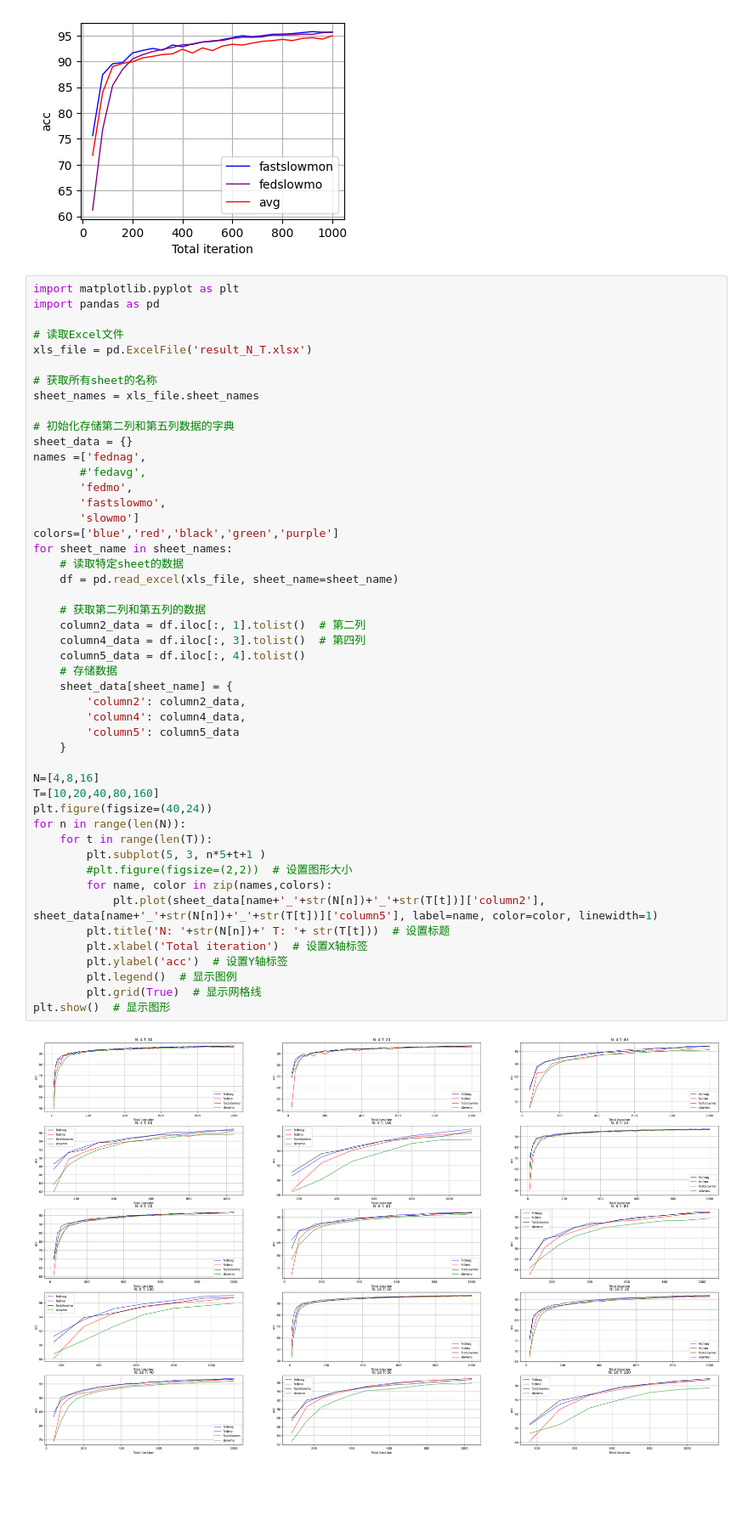
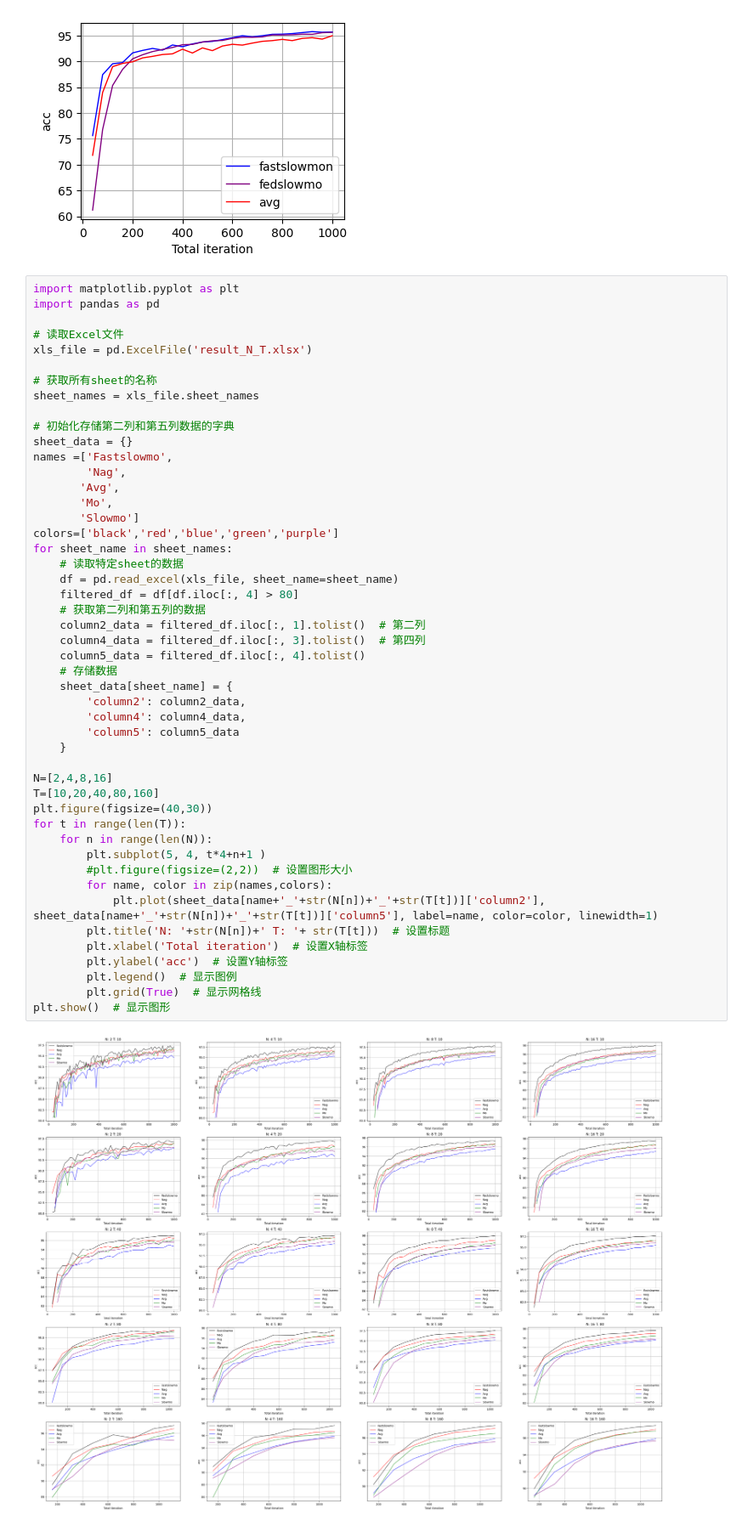
Before and after one commit to Gooooooogo/fedml, a Jupyter notebook: FedPlot.ipynb, the cells around one changed output. Shown at 85% size. Saved outputs shown, nothing was run; the diff lists cells and outputs as text; blank space fills up the shorter version.

```diff
--- a/FedPlot.ipynb
+++ b/FedPlot.ipynb
@@ -425,46 +425,46 @@ import pandas as pd
 # 读取Excel文件
 xls_file = pd.ExcelFile('result_N_T.xlsx')
 
 # 获取所有sheet的名称
 sheet_names = xls_file.sheet_names
 
 # 初始化存储第二列和第五列数据的字典
 sheet_data = {}
-names =['fednag',
-       #'fedavg',
-       'fedmo',
-       'fastslowmo',
-       'slowmo']
-colors=['blue','red','black','green','purple']
+names =['Fastslowmo',
+        'Nag',
+       'Avg',
+       'Mo',
+       'Slowmo']
+colors=['black','red','blue','green','purple']
 for sheet_name in sheet_names:
     # 读取特定sheet的数据
     df = pd.read_excel(xls_file, sheet_name=sheet_name)
-
+    filtered_df = df[df.iloc[:, 4] > 80]
     # 获取第二列和第五列的数据
-    column2_data = df.iloc[:, 1].tolist()  # 第二列
-    column4_data = df.iloc[:, 3].tolist()  # 第四列
-    column5_data = df.iloc[:, 4].tolist()
+    column2_data = filtered_df.iloc[:, 1].tolist()  # 第二列
+    column4_data = filtered_df.iloc[:, 3].tolist()  # 第四列
+    column5_data = filtered_df.iloc[:, 4].tolist()
     # 存储数据
     sheet_data[sheet_name] = {
         'column2': column2_data,
         'column4': column4_data,
         'column5': column5_data
     }
 
-N=[4,8,16]
+N=[2,4,8,16]
 T=[10,20,40,80,160]
-plt.figure(figsize=(40,24))
-for n in range(len(N)):
-    for t in range(len(T)):
-        plt.subplot(5, 3, n*5+t+1 )
+plt.figure(figsize=(40,30))
+for t in range(len(T)):
+    for n in range(len(N)):
+        plt.subplot(5, 4, t*4+n+1 )
         #plt.figure(figsize=(2,2))  # 设置图形大小
         for name, color in zip(names,colors):
             plt.plot(sheet_data[name+'_'+str(N[n])+'_'+str(T[t])]['column2'], sheet_data[name+'_'+str(N[n])+'_'+str(T[t])]['column5'], label=name, color=color, linewidth=1)
         plt.title('N: '+str(N[n])+' T: '+ str(T[t]))  # 设置标题
         plt.xlabel('Total iteration')  # 设置X轴标签
         plt.ylabel('acc')  # 设置Y轴标签
         plt.legend()  # 显示图例
         plt.grid(True)  # 显示网格线
 plt.show()  # 显示图形
 # %% [output]
-[figure, old version]
+[figure, new version]
```
Also changed, not shown: 1 other file.
